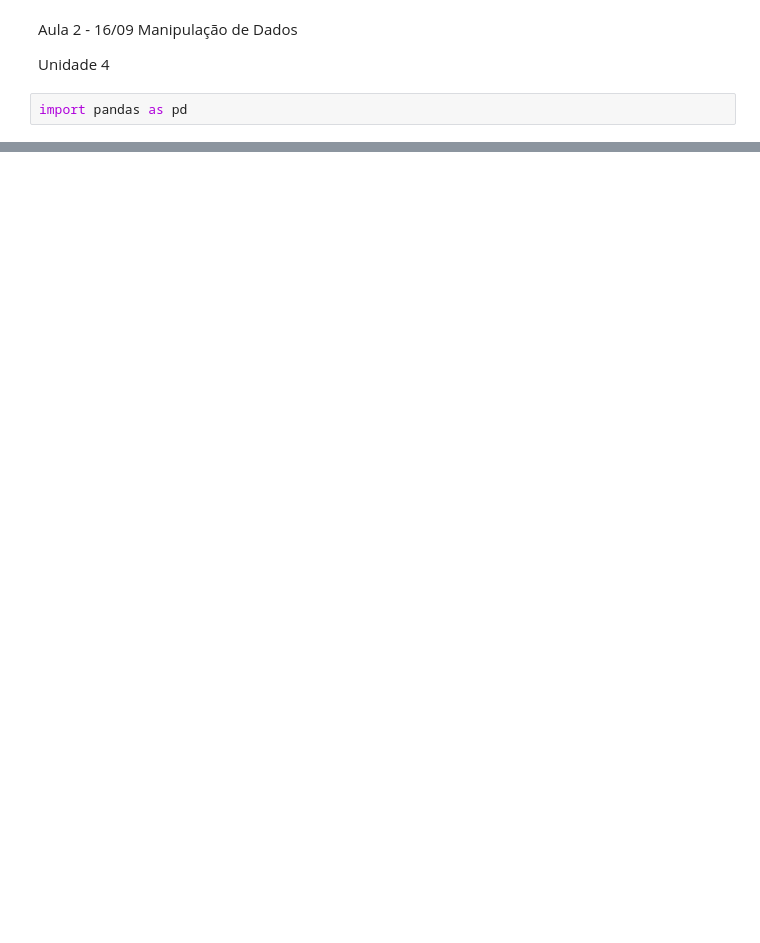
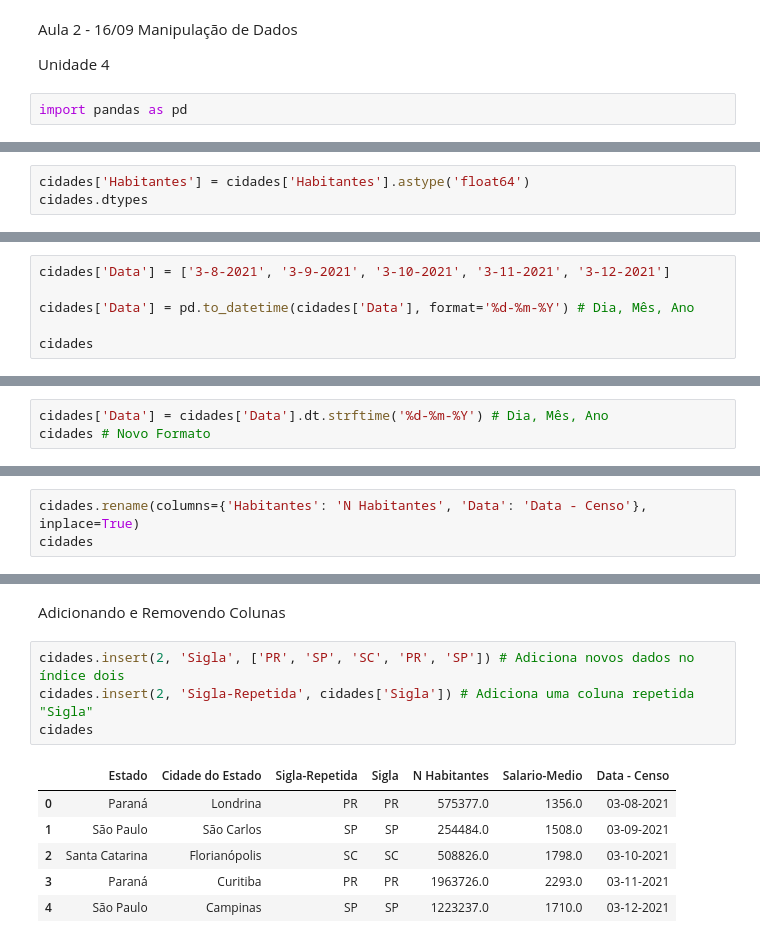
Before and after one commit to ianvogel-glitch/Datascience_mkt, a Jupyter notebook: Aula_DataScience_Mkt_Ian.ipynb, the cells around one changed output, grey strips where cells are left out. Cells and saved outputs as stored; diff of their text form; blank space fills up the shorter version.

```diff
--- a/Aula_DataScience_Mkt_Ian.ipynb
+++ b/Aula_DataScience_Mkt_Ian.ipynb
@@ -62,0 +143,3 @@ df.head(2)
+# %%
+cidades['Habitantes'] = cidades['Habitantes'].astype('float64')
+cidades.dtypes
@@ -62,0 +153,6 @@ df.head(2)
+# %%
+cidades['Data'] = ['3-8-2021', '3-9-2021', '3-10-2021', '3-11-2021', '3-12-2021']
+
+cidades['Data'] = pd.to_datetime(cidades['Data'], format='%d-%m-%Y') # Dia, Mês, Ano
+
+cidades
@@ -62,0 +166,3 @@ df.head(2)
+# %%
+cidades['Data'] = cidades['Data'].dt.strftime('%d-%m-%Y') # Dia, Mês, Ano
+cidades # Novo Formato
@@ -62,0 +178,3 @@ df.head(2)
+# %%
+cidades.rename(columns={'Habitantes': 'N Habitantes', 'Data': 'Data - Censo'}, inplace=True)
+cidades
@@ -62,0 +231,13 @@ df.head(2)
+# %% [markdown]
+Adicionando e Removendo Colunas
+# %%
+cidades.insert(2, 'Sigla', ['PR', 'SP', 'SC', 'PR', 'SP']) # Adiciona novos dados no índice dois
+cidades.insert(2, 'Sigla-Repetida', cidades['Sigla']) # Adiciona uma coluna repetida "Sigla"
+cidades
+# %% [output]
+|  | Estado | Cidade do Estado | Sigla-Repetida | Sigla | N Habitantes | Salario-Medio | Data - Censo |
+| 0 | Paraná | Londrina | PR | PR | 575377.0 | 1356.0 | 03-08-2021 |
+| 1 | São Paulo | São Carlos | SP | SP | 254484.0 | 1508.0 | 03-09-2021 |
+| 2 | Santa Catarina | Florianópolis | SC | SC | 508826.0 | 1798.0 | 03-10-2021 |
+| 3 | Paraná | Curitiba | PR | PR | 1963726.0 | 2293.0 | 03-11-2021 |
+| 4 | São Paulo | Campinas | SP | SP | 1223237.0 | 1710.0 | 03-12-2021 |
```
Also changed, not shown: parts of 41 cells of this notebook.
